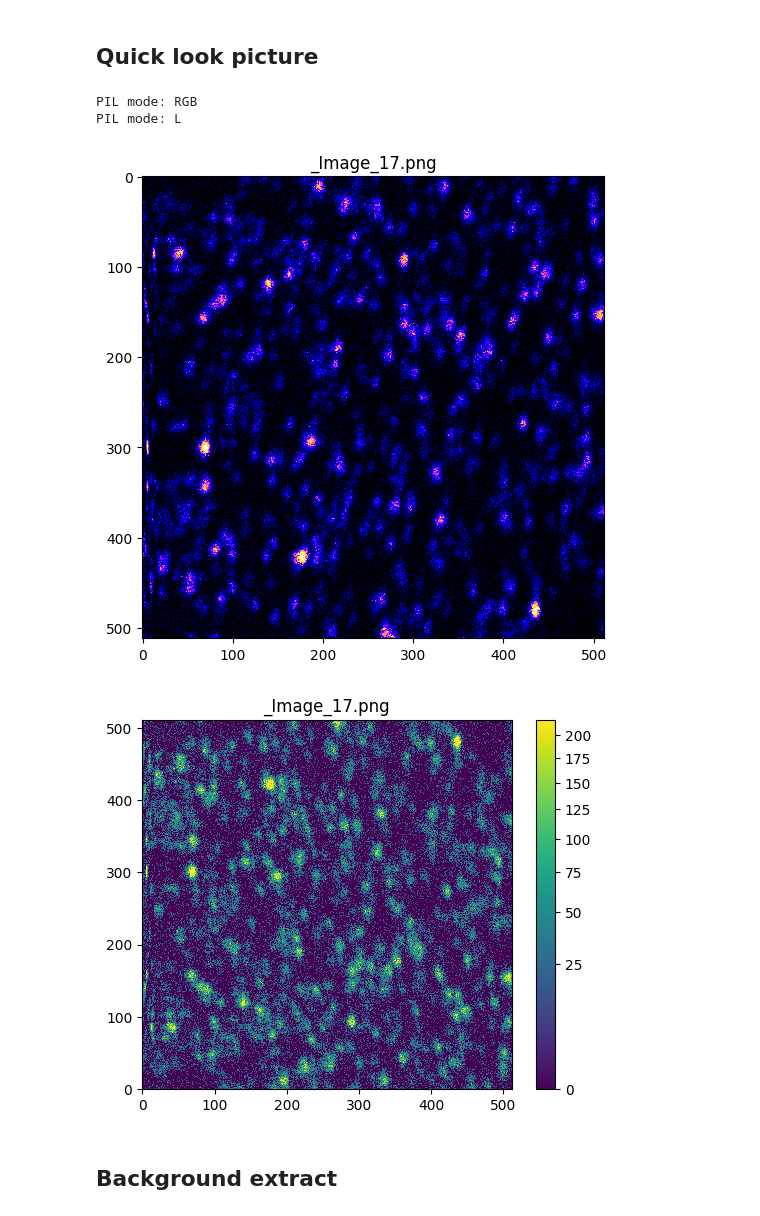
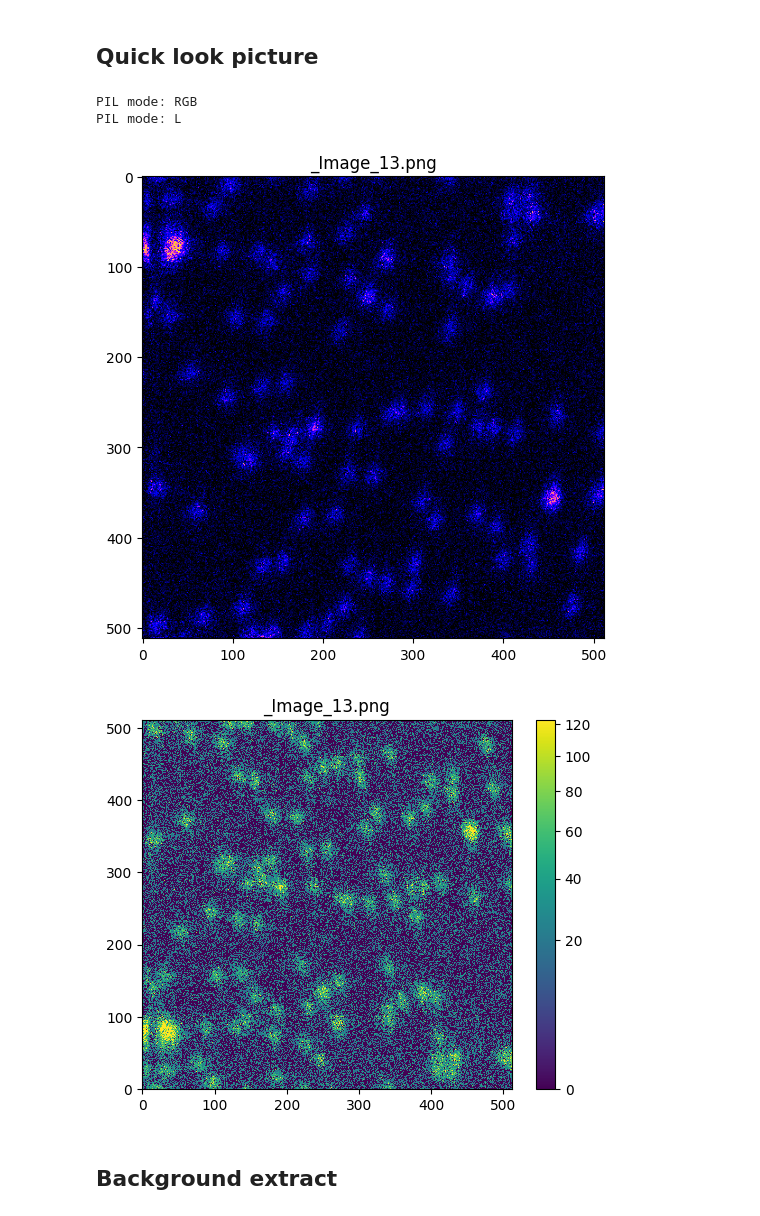
Before and after one commit to nebula0/FWHM-measure, a Jupyter notebook: FWHM2-2.ipynb, the cells around one changed output. Drawn from its saved outputs; the diff is of its cells as text; code cells hidden in the pictures.

```diff
--- a/FWHM2-2.ipynb
+++ b/FWHM2-2.ipynb
@@ -6,25 +6,25 @@ import numpy as np
 import matplotlib.pyplot as plt
 # %%
 # open PNG image plot with matplotlib
-fileDir = './4_data/trainning/20x0.75NA_200nmFLB_HWP28.9degree_Mag12_PMT0.8__z0_0.5_12/'
-fileName = '_Image_17.png'
+fileDir = './4_data/trainning/200nm/'
+fileName = '_Image_13.png'
 
 
 
 img = Image.open(fileDir + fileName)
 print("PIL mode:", img.mode) # mode 屬性會告訴你色彩模式
 
 img = img.convert('L')  # convert to grayscale
 print("PIL mode:", img.mode)
 img_array = np.array(img)
 fig1, ax = plt.subplots(figsize=(8, 6))
 ax.imshow(img_array, cmap='gnuplot2')
 ax.set_title(fileName)
 fig1.show()
 # %% [output]
 PIL mode: RGB
 PIL mode: L
-[figure, old version]
+[figure, new version]
 # %%
 from vidualize import plot_picture
 
@@ -32,7 +32,7 @@ fig, ax = plot_picture(img_array, percent= 99.5)
 ax.set_title(fileName)
 fig.show()
 # %% [output]
-[figure, old version]
+[figure, new version]
 # %% [markdown]
 ## Background extract
 # %%
```
Also changed, not shown: parts of 42 cells of this notebook, 3 other files.
